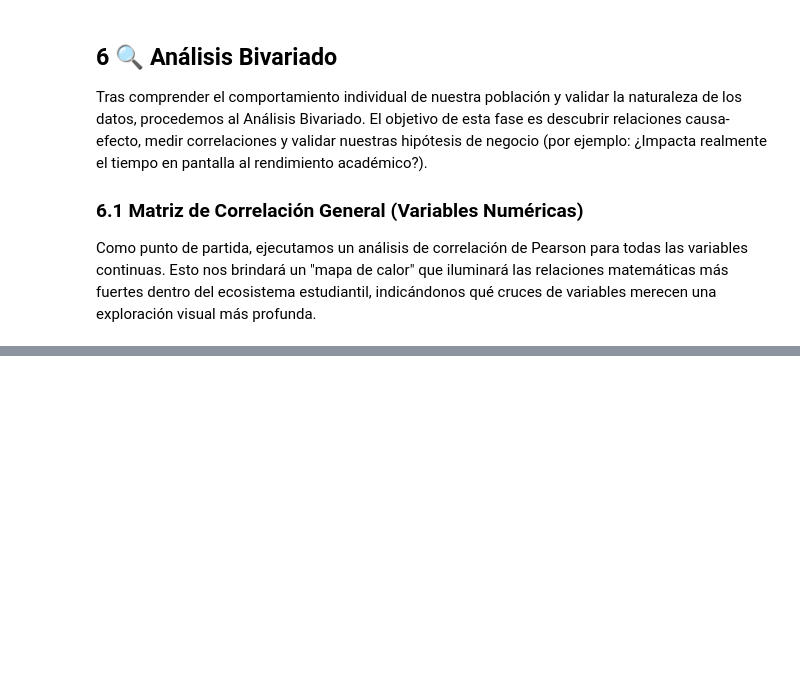
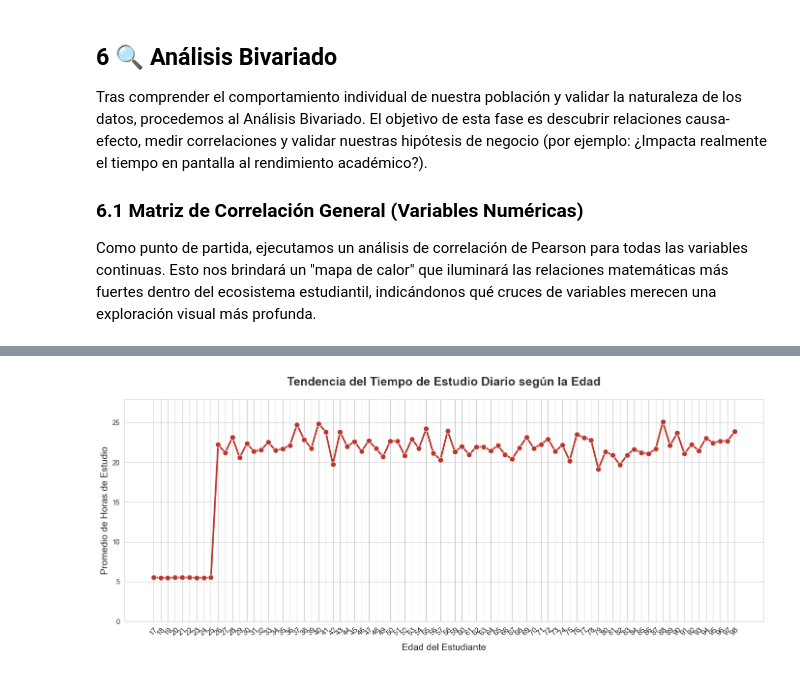
Before and after one commit to kevinmateojimenez/TRABAJO-FINAL, a Jupyter notebook: EDA_Entregable.ipynb, the cells around one changed output, grey strips where cells are left out. Cells and saved outputs as stored; diff of their text form; code cells hidden in the pictures; blank space fills up the shorter version.

Commit message:
feat: add student dataset and implement exploratory data analysis notebooks and scripts

```diff
--- a/EDA_Entregable.ipynb
+++ b/EDA_Entregable.ipynb
@@ -1268,0 +1286,36 @@ plt.show()
+# %%
+# 1. Agrupar los datos: Calcular el promedio de horas de estudio por cada edad
+media_estudio_edad = df.groupby('age')['daily_study_hours'].mean().reset_index()
+
+# 2. Configurar el lienzo (Ancho para dar espacio a las edades)
+fig, ax = plt.subplots(figsize=(14, 6))
+sns.set_style("whitegrid")
+
+# 3. Dibujar la línea de tendencia
+sns.lineplot(data=media_estudio_edad,
+             x='age',
+             y='daily_study_hours',
+             marker='o',           # Poner un punto visible en cada edad
+             markersize=8,         # Tamaño del punto
+             color='#BA352C',      # Rojo institucional UAL
+             linewidth=2.5,        # Grosor de la línea
+             ax=ax)
+
+# 4. Estética y títulos
+ax.set_title('Tendencia del Tiempo de Estudio Diario según la Edad', fontsize=18, fontweight='bold', color='#333333', pad=20)
+ax.set_xlabel('Edad del Estudiante', fontsize=14, labelpad=10)
+ax.set_ylabel('Promedio de Horas de Estudio', fontsize=14)
+
+# 5. Truco para que el eje X NUNCA se sobreponga:
+# Obligamos a Matplotlib a imprimir exactamente las edades que existen y las rotamos 45 grados
+edades_unicas = sorted(media_estudio_edad['age'].unique())
+ax.set_xticks(edades_unicas)
+ax.tick_params(axis='x', rotation=45, labelsize=11)
+
+# 6. Ajustar el eje Y desde 0 para no exagerar visualmente variaciones milimétricas
+ax.set_ylim(0, df['daily_study_hours'].max())
+
+plt.tight_layout()
+plt.show()
+# %% [output]
+[figure, added]
```
Also changed, not shown: parts of 12 cells of this notebook.
